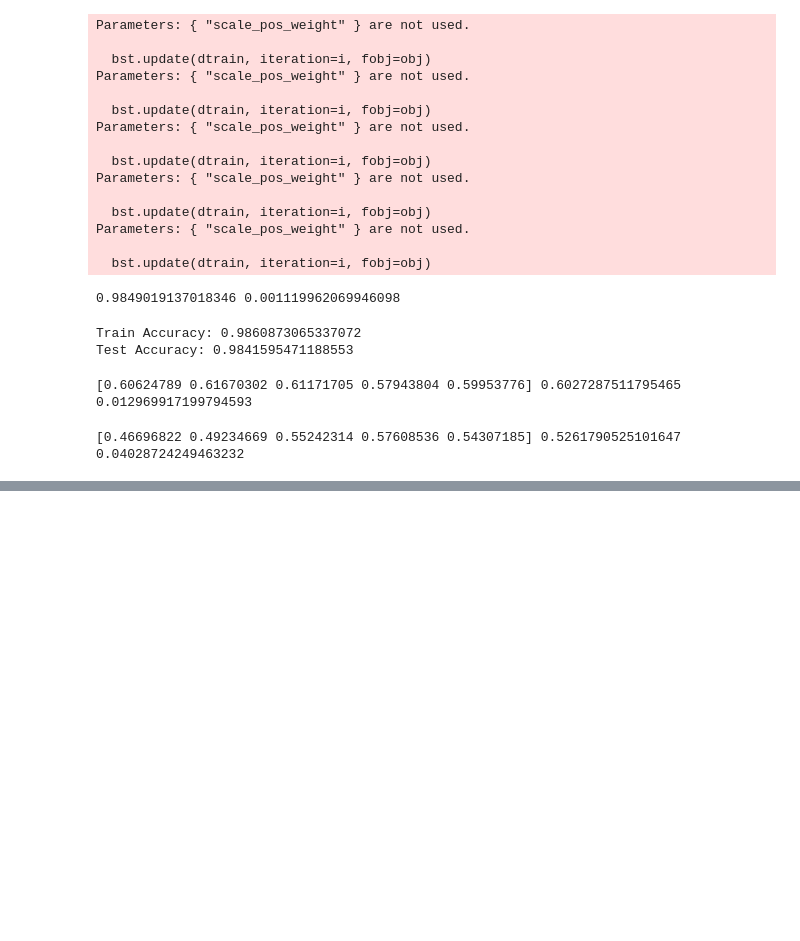
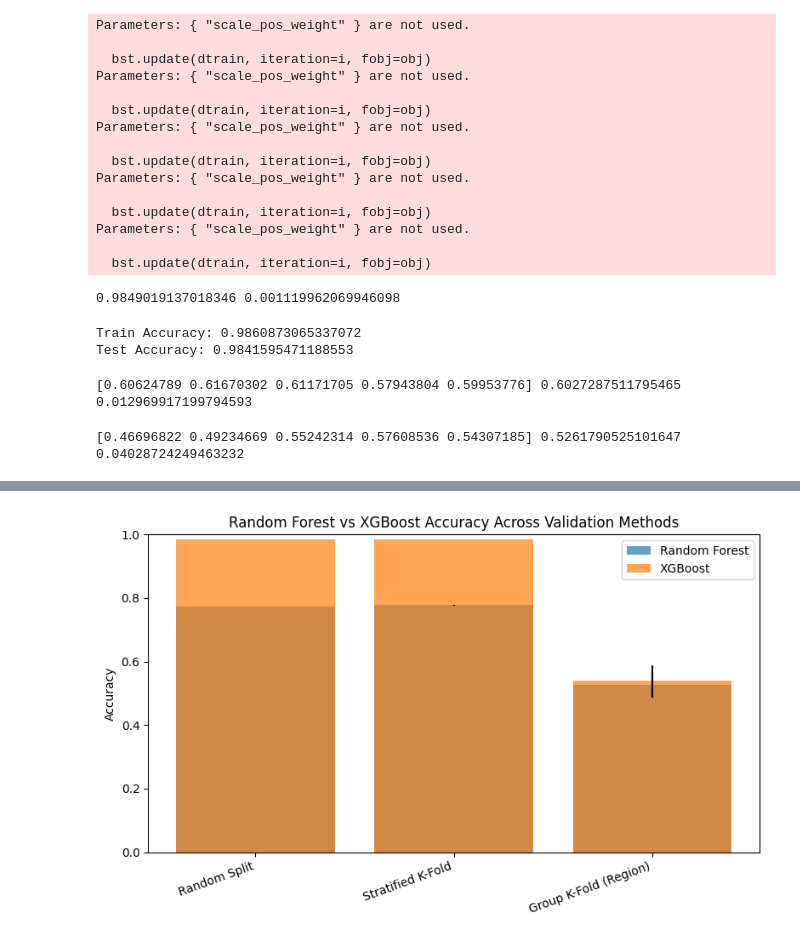
Before and after one commit to AlexLanier/World-Bank-AI-Analysis, a Jupyter notebook: Loans&Guarantees.ipynb, the cells around one changed output, grey strips where cells are left out. Drawn from its saved outputs; the diff is of its cells as text; code cells hidden in the pictures; blank space fills up the shorter version.

```diff
--- a/Loans&Guarantees.ipynb
+++ b/Loans&Guarantees.ipynb
@@ -1030,0 +1142,90 @@ print(scores, scores.mean(), scores.std())
+# %%
+from sklearn.model_selection import train_test_split, StratifiedKFold, GroupKFold, cross_val_score
+from sklearn.metrics import accuracy_score
+import pandas as pd
+import numpy as np
+import matplotlib.pyplot as plt
+from xgboost import XGBClassifier
+
+# ===================================================
+# Helper function to evaluate a model in 3 ways
+# ===================================================
+def evaluate_model(model, model_name, X, y, groups):
+    results = {}
+
+    # 1️⃣ Random 80/20 split
+    X_train, X_test, y_train, y_test = train_test_split(
+        X, y, test_size=0.2, random_state=42, stratify=y
+    )
+    model.fit(X_train, y_train)
+    acc_random = accuracy_score(y_test, model.predict(X_test))
+    results["Random Split"] = (acc_random, 0)
+
+    # 2️⃣ Stratified K-Fold
+    skf = StratifiedKFold(n_splits=5, shuffle=True, random_state=42)
+    scores_stratified = cross_val_score(model, X, y, cv=skf, scoring="accuracy")
+    results["Stratified K-Fold"] = (scores_stratified.mean(), scores_stratified.std())
+
+    # 3️⃣ Group K-Fold (by region)
+    gkf = GroupKFold(n_splits=5)
+    scores_grouped = cross_val_score(model, X, y, cv=gkf, groups=groups, scoring="accuracy")
+    results["Group K-Fold (Region)"] = (scores_grouped.mean(), scores_grouped.std())
+
+    df_results = pd.DataFrame({
+        "Validation Type": results.keys(),
+        "Mean Accuracy": [v[0] for v in results.values()],
+        "Std Deviation": [v[1] for v in results.values()],
+        "Model": model_name
+    })
+
+    return df_results
+
+# ===================================================
+# Train + evaluate Random Forest
+# ===================================================
+rf_results = evaluate_model(rf, "Random Forest", X, y, df_model["region"])
+
+# ===================================================
+# Train + evaluate XGBoost
+# ===================================================
+xgb = XGBClassifier(
+    n_estimators=400,
+    max_depth=8,
+    learning_rate=0.05,
+    subsample=0.8,
+    colsample_bytree=0.8,
+    random_state=42,
+    scale_pos_weight=1,
+    use_label_encoder=False,
+    eval_metric="mlogloss"
+)
+xgb_results = evaluate_model(xgb, "XGBoost", X, y, df_model["region"])
+
+# ===================================================
+# Combine and show results
+# ===================================================
+results_all = pd.concat([rf_results, xgb_results], ignore_index=True)
+print("\n=== Accuracy Comparison ===")
+print(results_all.round(4))
+
+# ===================================================
+# 📊 Plot bar chart
+# ===================================================
+plt.figure(figsize=(8,5))
+for model_name, df_sub in results_all.groupby("Model"):
+    plt.bar(
+        df_sub["Validation Type"],
+        df_sub["Mean Accuracy"],
+        yerr=df_sub["Std Deviation"],
+        alpha=0.7,
+        label=model_name
+    )
+
+plt.title("Random Forest vs XGBoost Accuracy Across Validation Methods")
+plt.ylabel("Accuracy")
+plt.ylim(0, 1.0)
+plt.xticks(rotation=20, ha="right")
+plt.legend()
+plt.tight_layout()
+plt.show()
+# %% [output]
@@ -1030,0 +1257 @@ print(scores, scores.mean(), scores.std())
+[figure, added]
```
Also changed, not shown: parts of 11 cells of this notebook.
